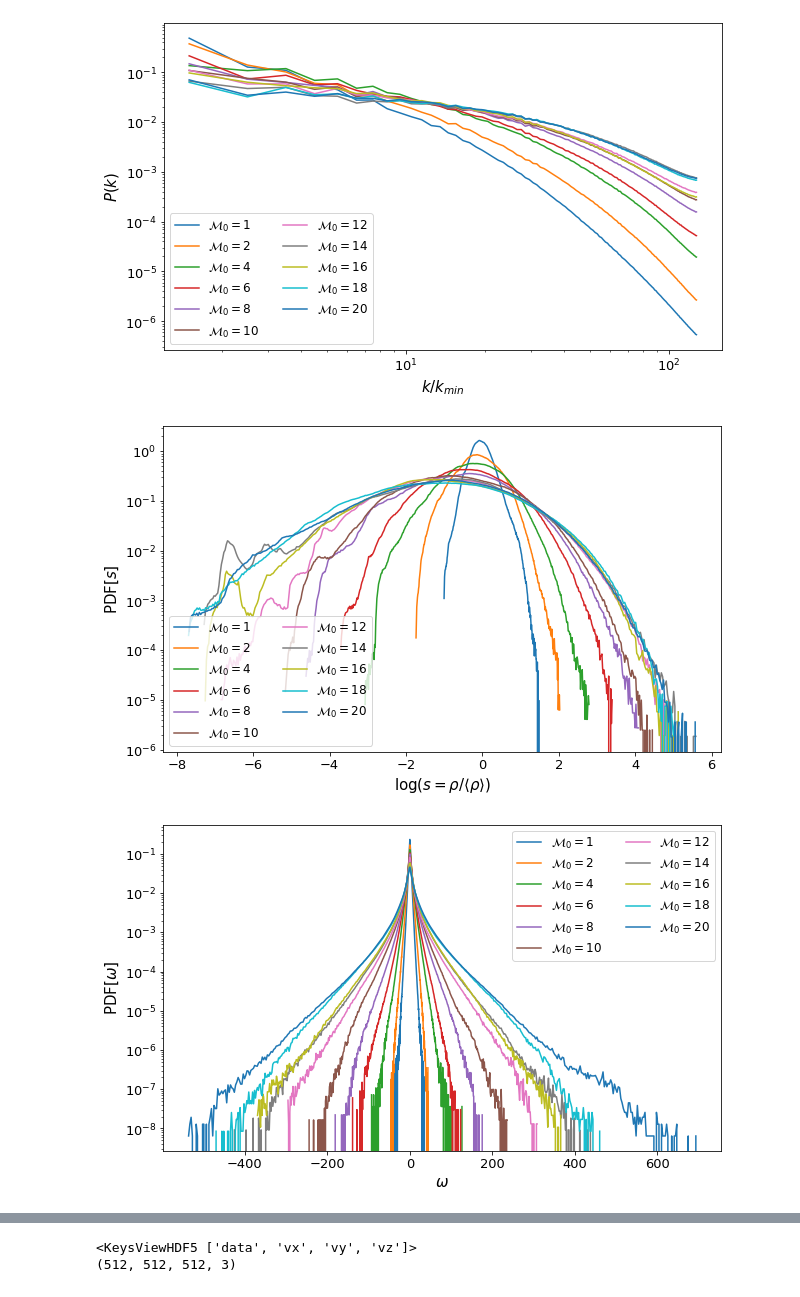
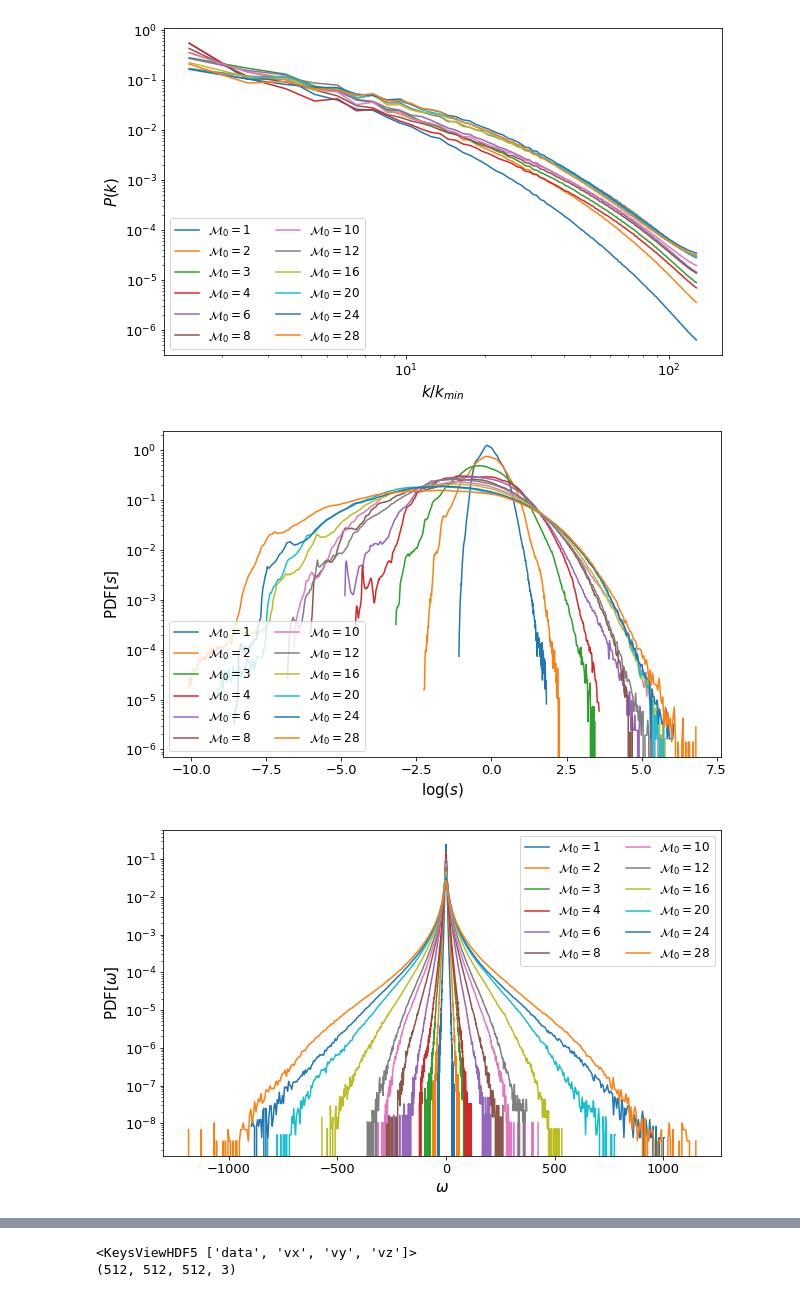
Before and after one commit to hlasco/sr_turbulence, a Jupyter notebook: dataBuilder/check_dataset.ipynb, the cells around one changed output, grey strips where cells are left out. Cells and saved outputs as stored; diff of their text form; code cells hidden in the pictures.

```diff
--- a/dataBuilder/check_dataset.ipynb
+++ b/dataBuilder/check_dataset.ipynb
@@ -57,3 +56,7 @@ tf_list = [readSnapshot(sim_list[i], mach_list[i]) for i in range(len(mach_list)
+# %%
+tf_list_hr = [readSnapshot(sim_list[i], mach_list[i], res='HR') for i in range(len(mach_list))]
+tf_list_lr = [readSnapshot(sim_list[i], mach_list[i], res='LR') for i in range(len(mach_list))]
+tf_list_filt = [readSnapshot(sim_list[i], mach_list[i], res='FILT') for i in range(len(mach_list))]
 # %%
 def grad(inpt, axis):
     dx = 1.0/inpt.shape[1]
@@ -91,10 +94,9 @@ def get_ks(k,E, cs):
 m = 2
 plt.figure(figsize=(10,6))
 cs = 0.18656300264905473
-for i, f in enumerate(tf_list):
+for i, f in enumerate(tf_list_hr):
     ks = get_ks(f.k, f.E, cs)
     y = f.k**m * f.E
-    print(3*np.pi/4*np.sum(f.E/f.k)/np.sum(f.E))
     y = y / np.sum(f.E)
     plt.loglog(f.k, y, label=r"$\mathcal{{M}}_{{0}}={mach}$".format(mach=f.mach), c='C{}'.format(i))
 
@@ -102,8 +104,8 @@ for i, f in enumerate(tf_list):
     if i==0:
         plt.loglog(f.k, 1.2*(f.k)**(m-2), 'k--')
         plt.loglog(f.k, 1.2*(f.k)**(m-5./3), 'k--')
-        plt.text(f.k[-30], (.7*(f.k)**(m-2))[-50], r'$k^{-2}$', fontsize=15)
-        plt.text(f.k[-30], (.8*(f.k)**(m-5./3))[-50], r'$k^{-5/3}$', fontsize=15)
+        plt.text(f.k[-30], (.7*(f.k)**(m-2))[-30], r'$k^{-2}$', fontsize=15)
+        plt.text(f.k[-30], (.8*(f.k)**(m-5./3))[-30], r'$k^{-5/3}$', fontsize=15)
 plt.legend(fontsize=15, loc=4, ncol=2)
 
 
@@ -129,7 +120,7 @@ plt.show()
 # %%
 m = 0
 plt.figure(figsize=(10,6))
-for i, f in enumerate(tf_list):
+for i, f in enumerate(tf_list_hr):
     y = f.k**m * f.P
     y = y / np.sum(f.P)
     plt.loglog(f.k, y, label=r"$\mathcal{{M}}_{{0}}={mach}$".format(mach=f.mach), c='C{}'.format(i))
@@ -143,12 +134,12 @@ plt.tick_params(axis='both', labelsize=13)
 plt.legend(fontsize=12, loc=3, ncol=2)
 plt.show()
 # %% [output]
-[figure, old version]
+[figure, new version]
 # %%
 plt.figure(figsize=(10,6))
 nBins = 400
-for i, f in enumerate(tf_list):
-    s = np.log(f.r/np.mean(f.r))
+for i, f in enumerate(tf_list_hr):
+    s = f.s
     hist, bin_edges = np.histogram(s, density=True, bins=nBins)
     bins = .5*(bin_edges[1:] + bin_edges[:-1])
     plt.semilogy(bins, hist, label=r"$\mathcal{{M}}_{{0}}={mach}$".format(mach=f.mach), c='C{}'.format(i))
@@ -156,29 +147,29 @@ plt.legend(fontsize=15, loc=4, ncol=2)
 
 
 plt.ylabel(r'$\mathrm{PDF}[s]$', fontsize=15)
-plt.xlabel(r'$\mathrm{log}(s=\rho / \left<\rho\right>)$', fontsize=15)
+plt.xlabel(r'$\mathrm{log}(s)$', fontsize=15)
 plt.tick_params(axis='both', labelsize=13)
 
 plt.legend(fontsize=12, loc=3, ncol=2)
 plt.show()
 # %% [output]
-[figure, old version]
+[figure, new version]
 # %%
 plt.figure(figsize=(10,6))
 nBins = 400
-for i, f in enumerate(tf_list):
+for i, f in enumerate(tf_list_hr):
     w = get_vorticity(f)
     hist, bin_edges = np.histogram(w, density=True, bins=nBins)
     bins = .5*(bin_edges[1:] + bin_edges[:-1])
     plt.semilogy(bins, hist, label=r"$\mathcal{{M}}_{{0}}={mach}$".format(mach=f.mach), c='C{}'.format(i))
 plt.legend(fontsize=15, loc=4, ncol=2)
 
 
 plt.ylabel('$\mathrm{PDF}[\omega]$', fontsize=15)
 plt.xlabel('$\omega$', fontsize=15)
 plt.tick_params(axis='both', labelsize=13)
 
 plt.legend(fontsize=12, loc=1, ncol=2)
 plt.show()
 # %% [output]
-[figure, old version]
+[figure, new version]
```
Also changed, not shown: parts of 17 cells of this notebook.
